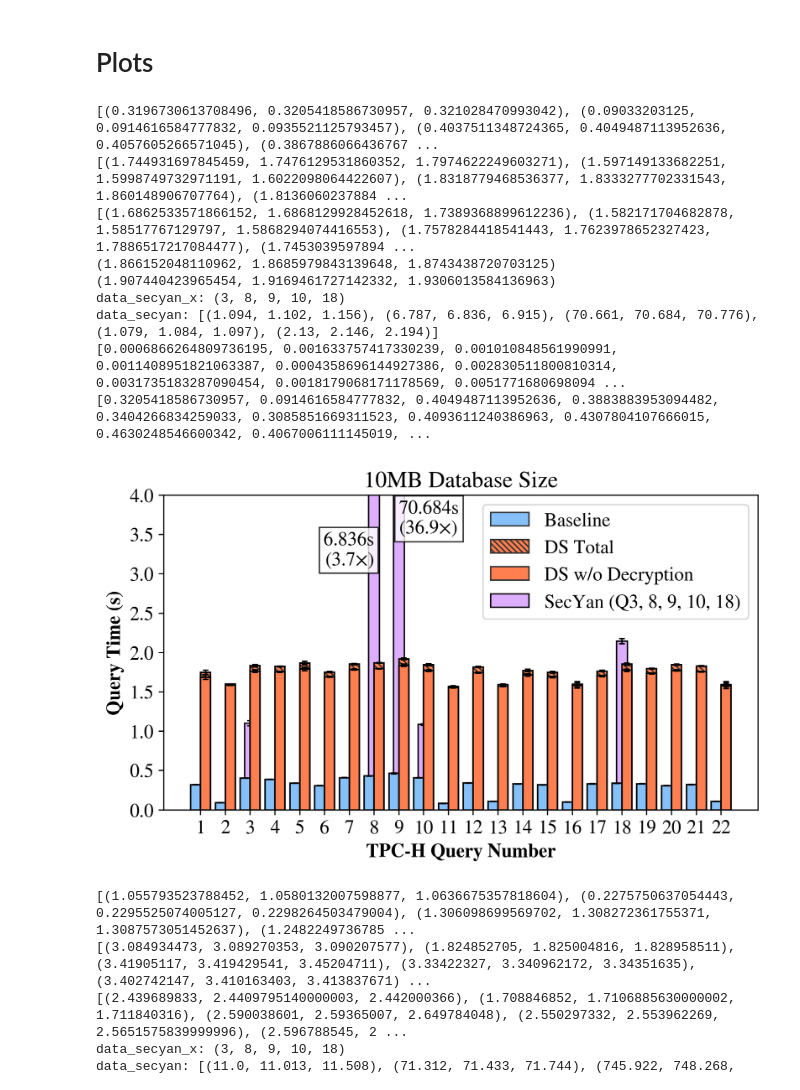
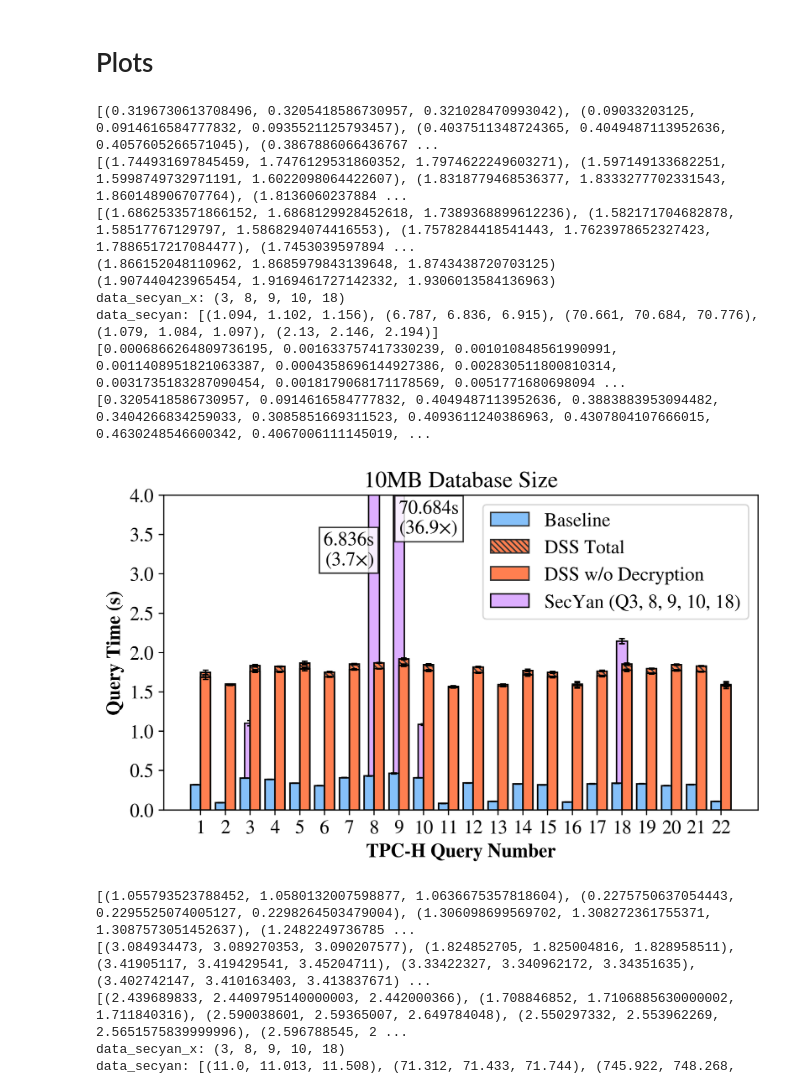
Before and after one commit to TheDataStation/datastation-escrow, a Jupyter notebook: data_comparisons/baseline/baseline_data_parsing.ipynb, the cells around one changed output. Drawn from its saved outputs; the diff is of its cells as text; code cells hidden in the pictures.

```diff
--- a/data_comparisons/baseline/baseline_data_parsing.ipynb
+++ b/data_comparisons/baseline/baseline_data_parsing.ipynb
@@ -337,7 +337,7 @@ ax.bar(x=X_axis-width/2,width=width,height=medians_left,yerr=stdev_left,
         color='none'
         )
 
-ds_tot = ax.bar(x=X_axis+width/2,width=width,height=medians_right_tot,label="DS Total",
+ds_tot = ax.bar(x=X_axis+width/2,width=width,height=medians_right_tot,label="DSS Total",
 #         # edgecolor=colors_right[i],
 #         # edgecolor=[.2,.2,.2],
 #         # alpha=0.8,
@@ -355,7 +355,7 @@ ax.bar(x=X_axis+width/2,width=width,height=medians_right_tot,yerr=stdev_right_to
         color='none'
         )
 
-ds_dec = ax.bar(x=X_axis+width/2,width=width,height=medians_right_bot,label="DS w/o Decryption",
+ds_dec = ax.bar(x=X_axis+width/2,width=width,height=medians_right_bot,label="DSS w/o Decryption",
 #         # edgecolor=colors_right[i],
 #         # edgecolor=[.2,.2,.2],
 #         # alpha=0.8,
@@ -421,34 +421,34 @@ ax.text(9, 3.7, '70.684s\n(36.9×)',
 #                 #     boxcoords="offset points",
 #                     annotation_clip = True,
 #                     box_alignment=(0., 0.5),
 #                     arrowprops=dict(arrowstyle=arrow, mutation_scale=1, mutation_aspect=1))
 # ax.add_artist(ab)
 # ab.draw(plt.Artist)
 
 ax.set_xlabel("TPC-H Query Number", fontweight="bold")
 ax.set_ylabel("Query Time (s)", fontweight="bold")
 ax.set_title("10MB Database Size")
 ax.legend()
 # ax.legend([(secyan_o, secyan_v), base, ds_tot, ds_dec],
 #           ['Secyan (Q3, 8, 9, 10, 18)', 'Baseline', 'DS Total','DS w/o Decryption'],
 #                handler_map={tuple: HandlerTuple(ndivide=None)})
 
 ax.set_xticks(X_axis, [col.name for col in data_right_tot])
 
 plt.savefig("10mb.pdf", bbox_inches='tight')
 
 plt.show()
 # %% [output]
 [(0.3196730613708496, 0.3205418586730957, 0.321028470993042), (0.09033203125, 0.0914616584777832, 0.0935521125793457), (0.4037511348724365, 0.4049487113952636, 0.4057605266571045), (0.3867886066436767 ...
 [(1.744931697845459, 1.7476129531860352, 1.7974622249603271), (1.597149133682251, 1.5998749732971191, 1.6022098064422607), (1.8318779468536377, 1.8333277702331543, 1.860148906707764), (1.8136060237884 ...
 [(1.6862533571866152, 1.6868129928452618, 1.7389368899612236), (1.582171704682878, 1.58517767129797, 1.5868294074416553), (1.7578284418541443, 1.7623978652327423, 1.7886517217084477), (1.7453039597894 ...
 (1.866152048110962, 1.8685979843139648, 1.8743438720703125)
 (1.907440423965454, 1.9169461727142332, 1.9306013584136963)
 data_secyan_x: (3, 8, 9, 10, 18)
 data_secyan: [(1.094, 1.102, 1.156), (6.787, 6.836, 6.915), (70.661, 70.684, 70.776), (1.079, 1.084, 1.097), (2.13, 2.146, 2.194)]
 [0.0006866264809736195, 0.001633757417330239, 0.001010848561990991, 0.0011408951821063387, 0.0004358696144927386, 0.002830511800810314, 0.0031735183287090454, 0.0018179068171178569, 0.0051771680698094 ...
 [0.3205418586730957, 0.0914616584777832, 0.4049487113952636, 0.3883883953094482, 0.3404266834259033, 0.3085851669311523, 0.4093611240386963, 0.4307804107666015, 0.4630248546600342, 0.4067006111145019, ...
-[figure, old version]
+[figure, new version]
 # %%
 data_left = baseline_dict['100MB']
 data_left_mmm = [raw_mmm(col) for col in data_left]
```
Also changed, not shown: 5 other files.
